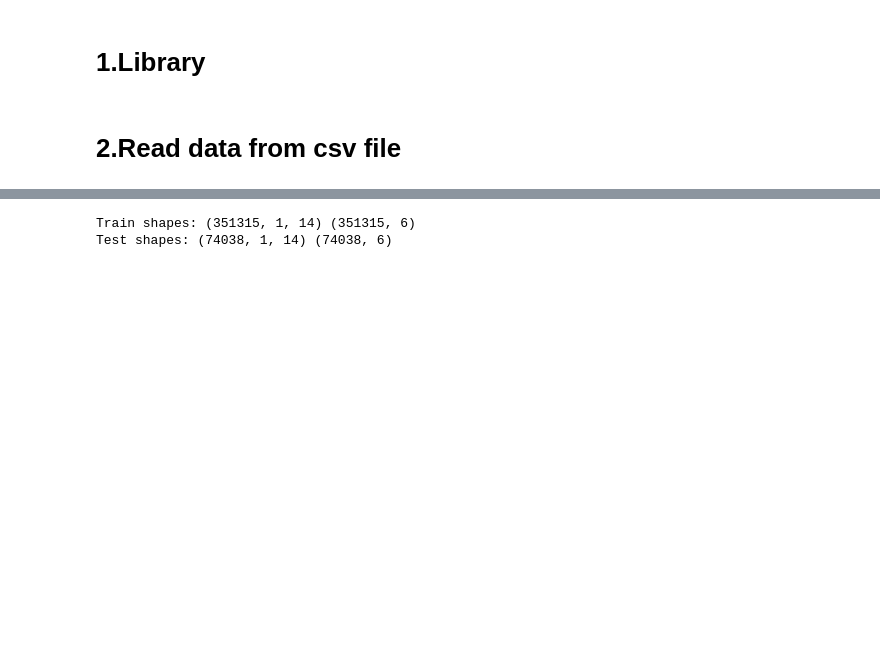
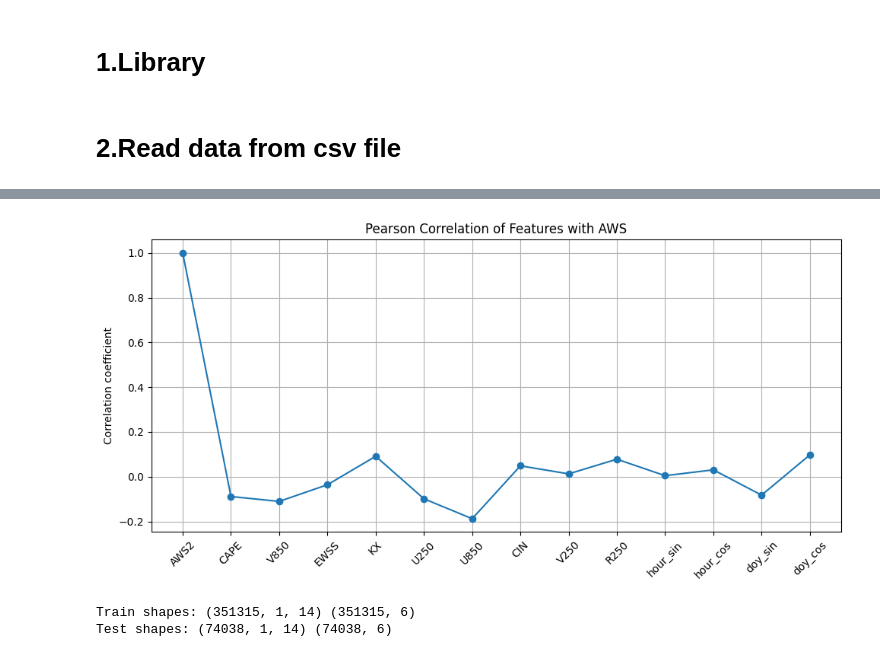
Before and after one commit to khanhtran0111/Rain-prediction, a Jupyter notebook: Final_AI2.ipynb, the cells around one changed output, grey strips where cells are left out. Cells and saved outputs as stored; diff of their text form; code cells hidden in the pictures; blank space fills up the shorter version.

```diff
--- a/Final_AI2.ipynb
+++ b/Final_AI2.ipynb
@@ -80,3 +147,15 @@ dftest[features] = scaler_f.transform(dftest[features])
+# %%
+corr_with_target = df[features + ['AWS']].corr()['AWS'].drop('AWS')
+plt.figure(figsize=(10, 5))
+plt.plot(corr_with_target.index, corr_with_target.values, marker='o', linestyle='-')
+plt.title('Pearson Correlation of Features with AWS')
+plt.ylabel('Correlation coefficient')
+plt.xticks(rotation=45)
+plt.grid(True)
+plt.tight_layout()
+plt.show()
+# %% [output]
+[figure, added]
 # %%
 def make_sequences(data, feats, tgt, window_size, horizon):
     X, y = [], []
```
Also changed, not shown: parts of 27 cells of this notebook.
